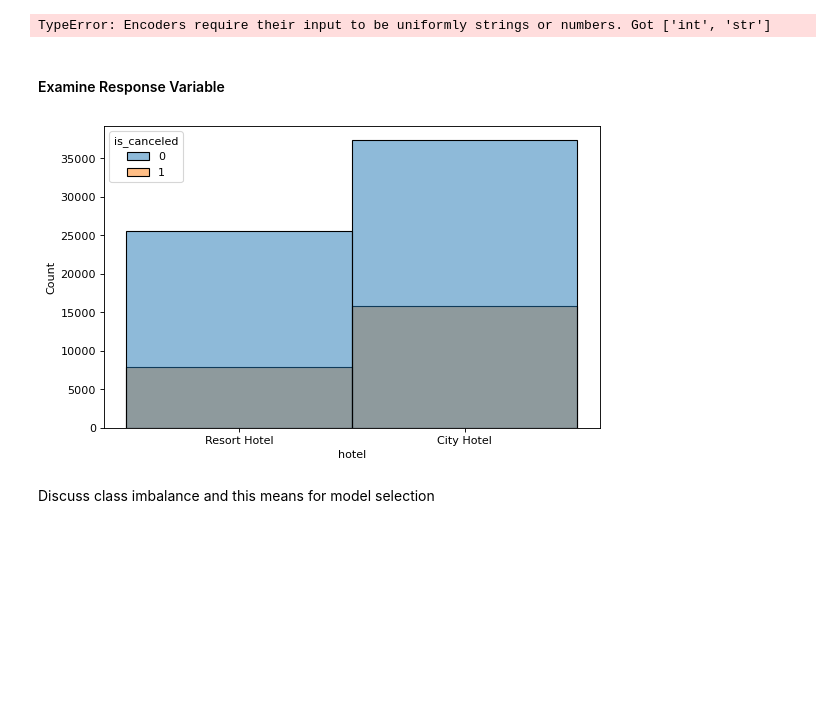
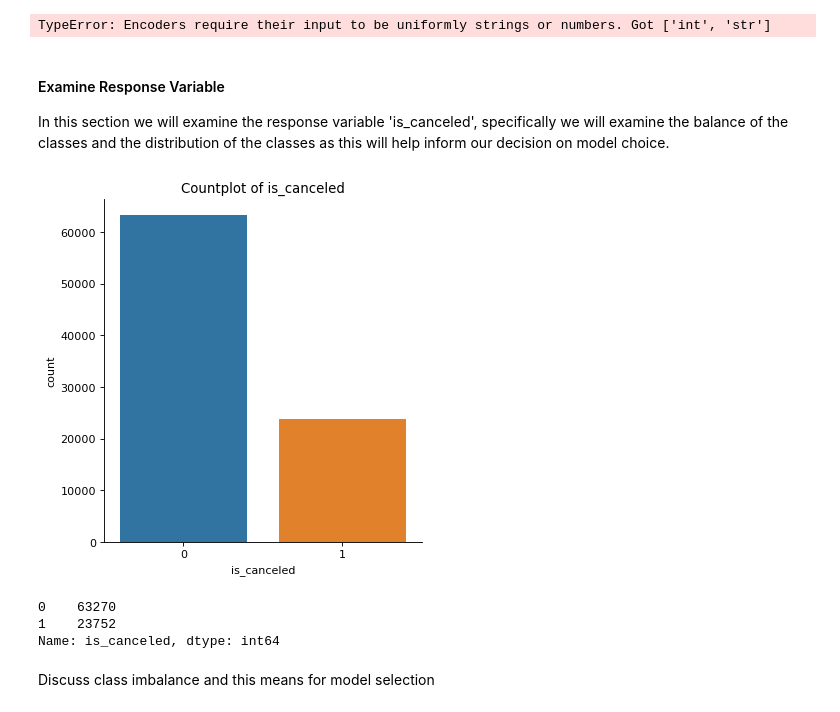
Before and after one commit to williamjones7/MachineLearningProj2, a Jupyter notebook: project2.ipynb, the cells around one changed output. Drawn from its saved outputs; the diff is of its cells as text; code cells hidden in the pictures; blank space fills up the shorter version.

Commit message:
More data cleaning

```diff
--- a/project2.ipynb
+++ b/project2.ipynb
@@ -247,0 +229,16 @@ df.rename(columns={"adr": "avg_daily_rate"})
+# %%
+# Convert children column to integer
+df['children'] = df['children'].astype('int64')
+
+# Rename the adr column
+df.rename(columns={"adr": "avg_daily_rate"})
+
+# Encode agent as binary 1 = yes, 0 = no
+agent_used = (df.agent != 0)
+df.loc[agent_used, 'agent'] = 1
+
+# Change datatype to integer
+df['agent'] = df['agent'].astype('int64')
+
+
+df.dtypes
@@ -248,28 +263,34 @@ df.rename(columns={"adr": "avg_daily_rate"})
 # %% [markdown]
 Encode catergorical variables with numeric values
 # %%
+# Broke this add I dont really know how :(
 from sklearn.preprocessing import LabelEncoder
 from collections import defaultdict
 
-le_dict = defaultdict(LabelEncoder)
+###### le_dict = defaultdict(LabelEncoder)
 
 # apply label encoder to all columns
-encoded_df = df.apply(lambda x: le_dict[x.name].fit_transform(x))
+###### encoded_df = df.apply(lambda x: le_dict[x.name].fit_transform(x))
 
 # inverse label encoder, for later use
-df = encoded_df.apply(lambda x: le_dict[x.name].inverse_transform(x))
+###### df = encoded_df.apply(lambda x: le_dict[x.name].inverse_transform(x))
 
 # https://stackoverflow.com/questions/24458645/label-encoding-across-multiple-columns-in-scikit-learn
 # %% [output]
 TypeError: Encoders require their input to be uniformly strings or numbers. Got ['int', 'str']
-# %% [markdown]
-#### Examine Response Variable
-# %%
-plt.figure()
-sns.histplot(data = df, x = 'hotel', hue = 'is_canceled')
-plt.show()
-# %% [output]
-[figure, removed]
+# %% [markdown]
+#### Examine Response Variable
+In this section we will examine the response variable 'is_canceled', specifically we will examine the balance of the classes and the distribution of the classes as this will help inform our decision on model choice.
+# %%
+sns.catplot(data = df, x = 'is_canceled', kind  = 'count')
+plt.title('Countplot of is_canceled')
+plt.show()
+print(df['is_canceled'].value_counts()) # Is there a way to display count on the plot? Or just make it prettier
+# %% [output]
+[figure, added]
+0    63270
+1    23752
+Name: is_canceled, dtype: int64
 # %% [markdown]
 Discuss class imbalance and this means for model selection
 # %% [markdown]
```
Also changed, not shown: parts of 4 cells of this notebook.
